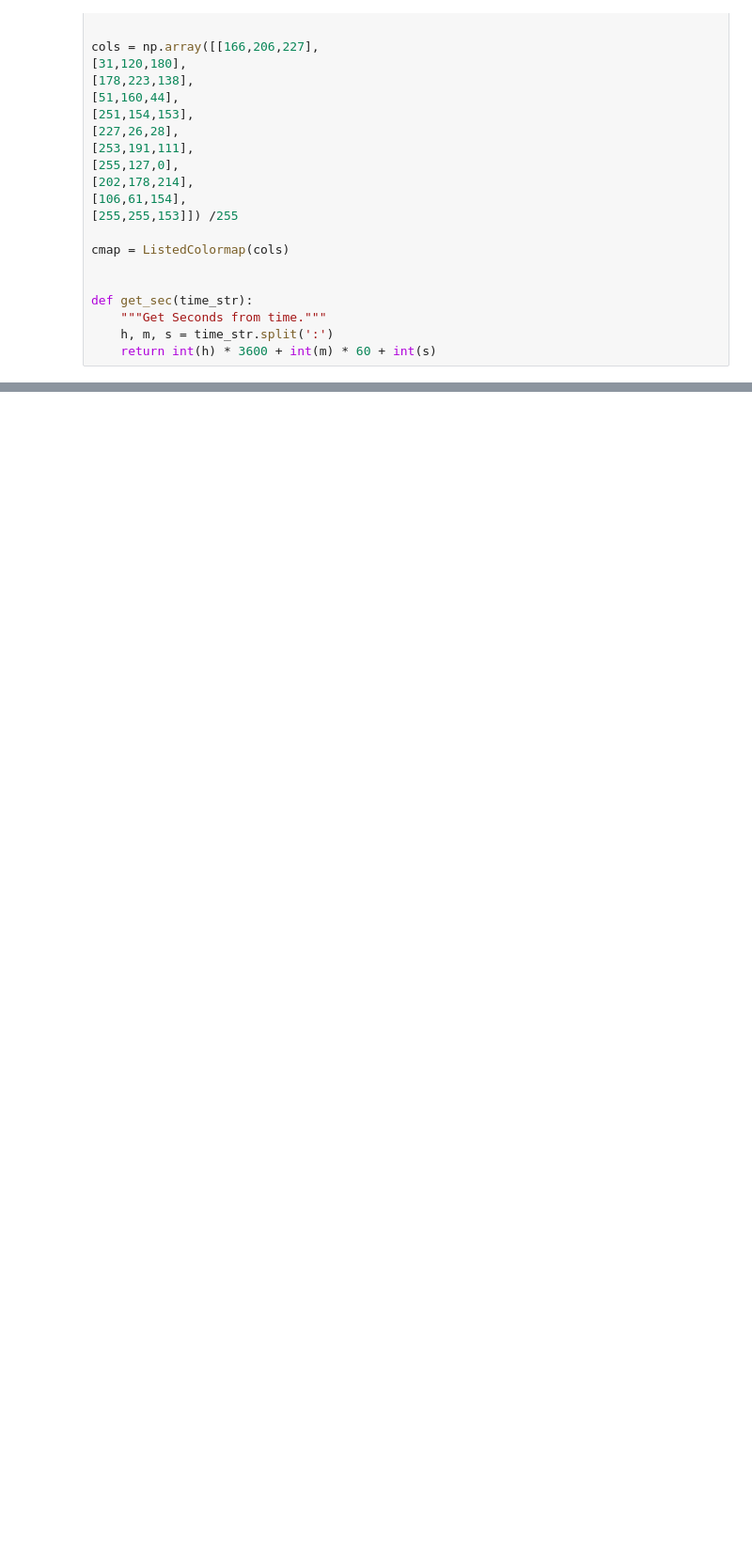
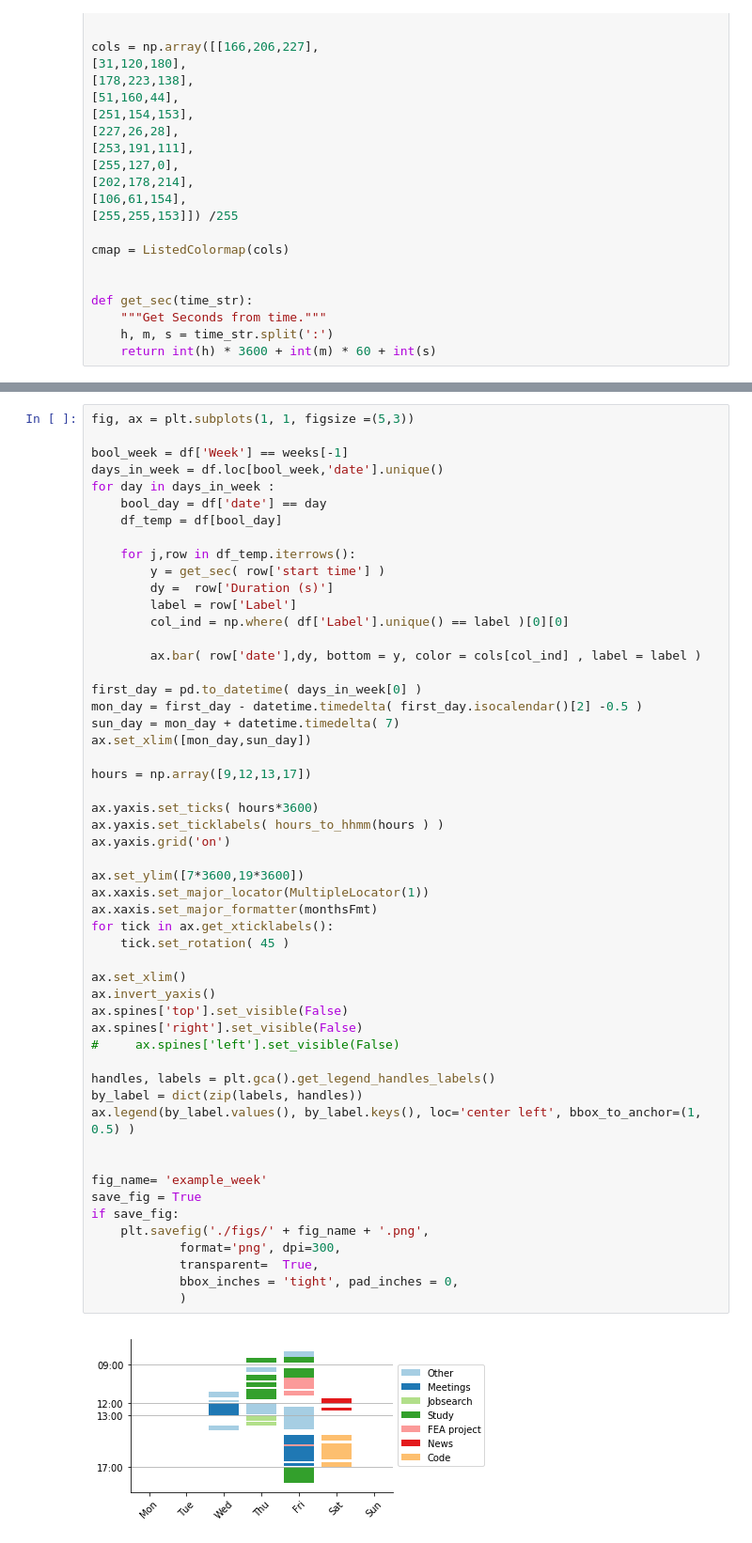
Before and after one commit to tlmohren/Task_timer, a Jupyter notebook: analyze_task_log.ipynb, the cells around one changed output, grey strips where cells are left out. Shown: that part at 94% size. Drawn from its saved outputs; the diff is of its cells as text; blank space fills up the shorter version.

```diff
--- a/analyze_task_log.ipynb
+++ b/analyze_task_log.ipynb
@@ -192,0 +201,55 @@ ax[0].legend(by_label.values(), by_label.keys(), loc='center left', bbox_to_anch
+# %%
+fig, ax = plt.subplots(1, 1, figsize =(5,3))
+
+bool_week = df['Week'] == weeks[-1]
+days_in_week = df.loc[bool_week,'date'].unique()
+for day in days_in_week :
+    bool_day = df['date'] == day
+    df_temp = df[bool_day]
+
+    for j,row in df_temp.iterrows():
+        y = get_sec( row['start time'] )
+        dy =  row['Duration (s)']
+        label = row['Label']
+        col_ind = np.where( df['Label'].unique() == label )[0][0]
+
+        ax.bar( row['date'],dy, bottom = y, color = cols[col_ind] , label = label )
+
+first_day = pd.to_datetime( days_in_week[0] )
+mon_day = first_day - datetime.timedelta( first_day.isocalendar()[2] -0.5 )
+sun_day = mon_day + datetime.timedelta( 7)
+ax.set_xlim([mon_day,sun_day])
+
+hours = np.array([9,12,13,17])
+
+ax.yaxis.set_ticks( hours*3600)
+ax.yaxis.set_ticklabels( hours_to_hhmm(hours ) )
+ax.yaxis.grid('on')
+
+ax.set_ylim([7*3600,19*3600])
+ax.xaxis.set_major_locator(MultipleLocator(1))
+ax.xaxis.set_major_formatter(monthsFmt)
+for tick in ax.get_xticklabels():
+    tick.set_rotation( 45 )
+
+ax.set_xlim()
+ax.invert_yaxis()
+ax.spines['top'].set_visible(False)
+ax.spines['right'].set_visible(False)
+#     ax.spines['left'].set_visible(False)
+
+handles, labels = plt.gca().get_legend_handles_labels()
+by_label = dict(zip(labels, handles))
+ax.legend(by_label.values(), by_label.keys(), loc='center left', bbox_to_anchor=(1, 0.5) )
+
+
+fig_name= 'example_week'
+save_fig = True
+if save_fig:
+    plt.savefig('./figs/' + fig_name + '.png',
+            format='png', dpi=300,
+            transparent=  True,
+            bbox_inches = 'tight', pad_inches = 0,
+            )
+# %% [output]
+[figure, added]
```
Also changed, not shown: parts of 7 cells of this notebook, 5 other files.
